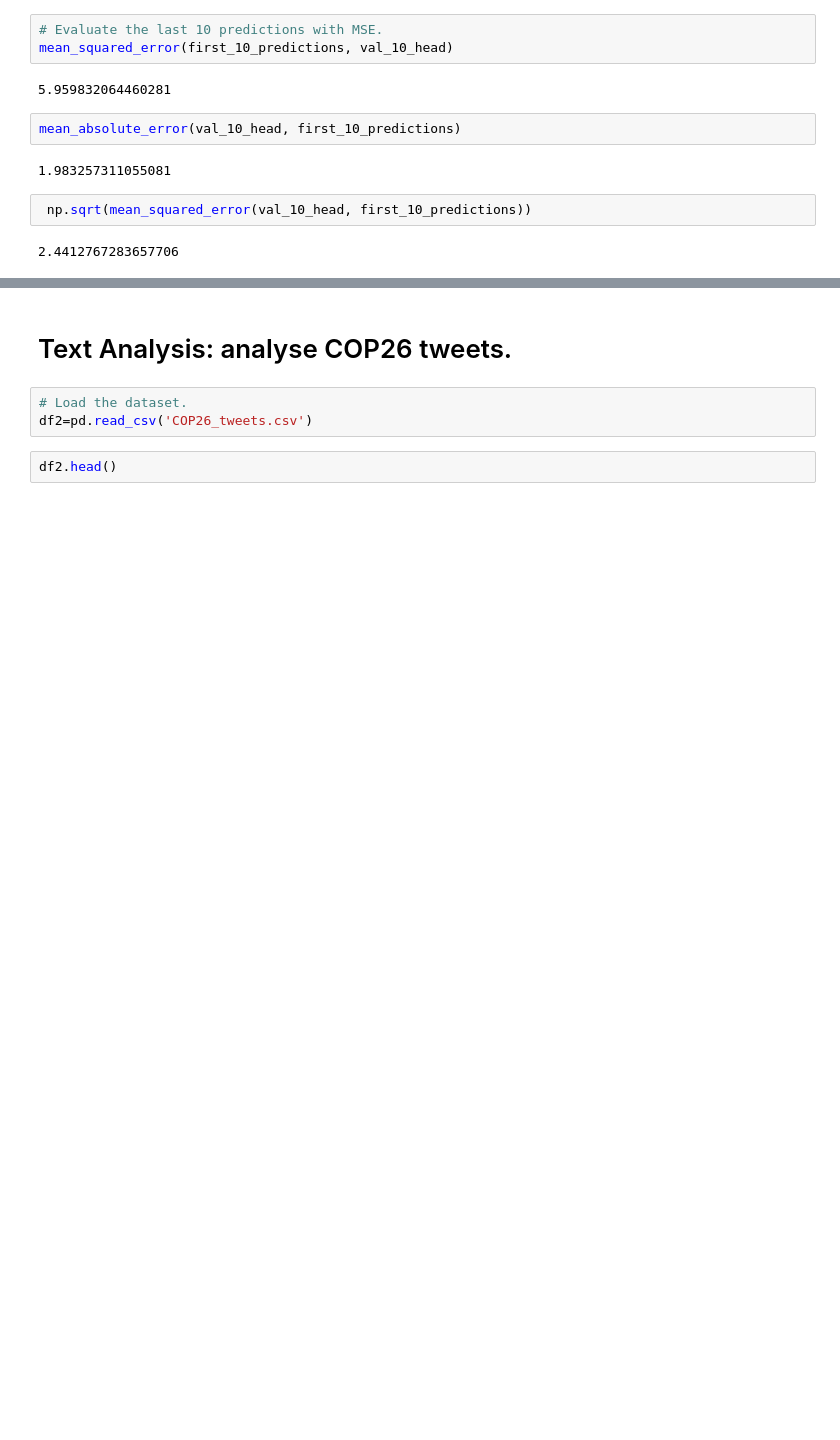
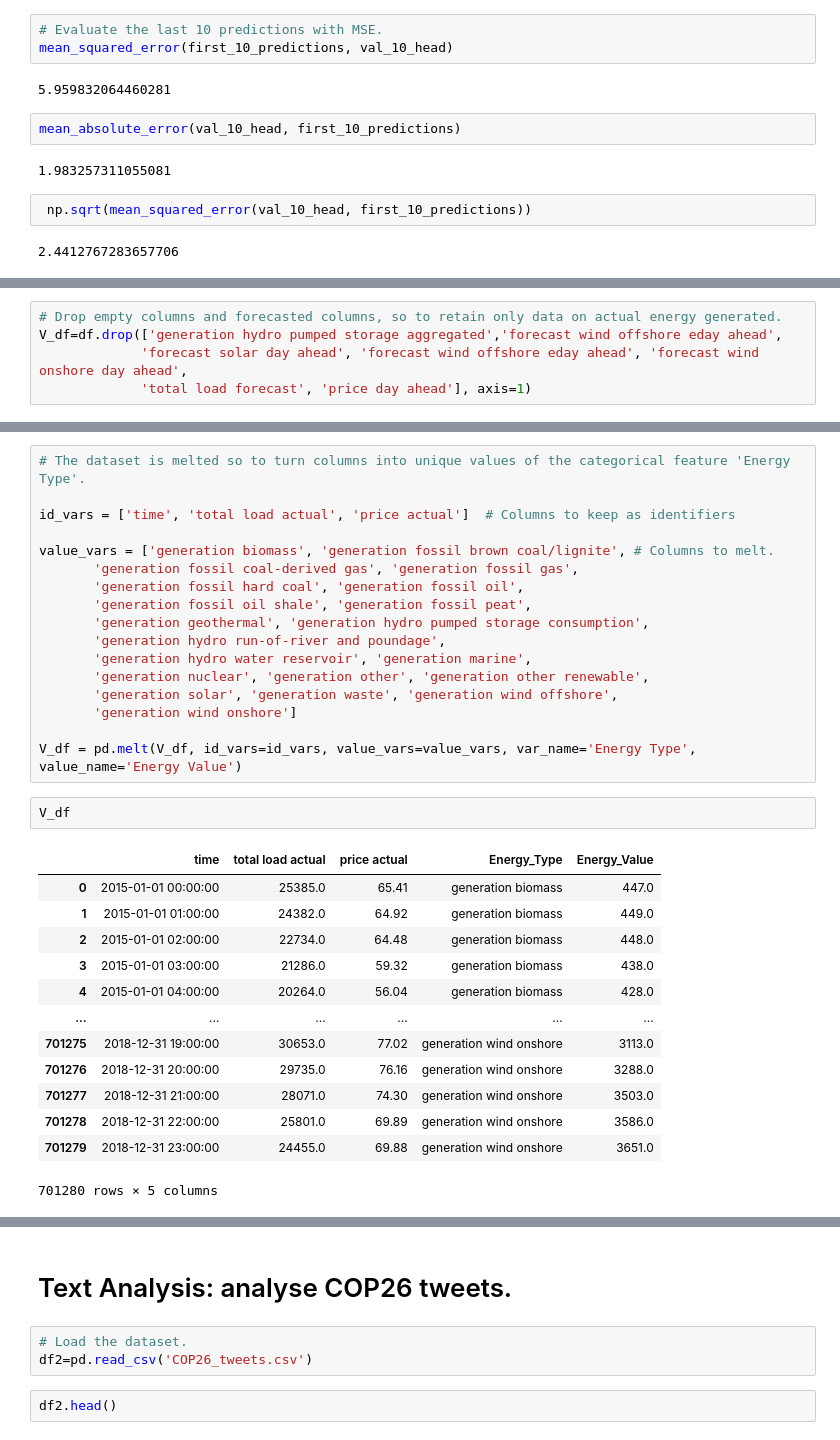
Before and after one commit to Er90Space/IntegratedCA2_ML-DV_CCT, a Jupyter notebook: CA2_ML_Dvis.ipynb, the cells around one changed output, grey strips where cells are left out. Cells and saved outputs as stored; diff of their text form; blank space fills up the shorter version.

Commit message:
Added code to prepare data for EDAs

```diff
--- a/CA2_ML_Dvis.ipynb
+++ b/CA2_ML_Dvis.ipynb
@@ -638,0 +668,5 @@ mean_absolute_error(val_10_head, first_10_predictions)
+# %%
+# Drop empty columns and forecasted columns, so to retain only data on actual energy generated.
+V_df=df.drop(['generation hydro pumped storage aggregated','forecast wind offshore eday ahead',
+             'forecast solar day ahead', 'forecast wind offshore eday ahead', 'forecast wind onshore day ahead',
+             'total load forecast', 'price day ahead'], axis=1)
@@ -638,0 +683,33 @@ mean_absolute_error(val_10_head, first_10_predictions)
+# %%
+# The dataset is melted so to turn columns into unique values of the categorical feature 'Energy Type'.
+
+id_vars = ['time', 'total load actual', 'price actual']  # Columns to keep as identifiers
+
+value_vars = ['generation biomass', 'generation fossil brown coal/lignite', # Columns to melt.
+       'generation fossil coal-derived gas', 'generation fossil gas',
+       'generation fossil hard coal', 'generation fossil oil',
+       'generation fossil oil shale', 'generation fossil peat',
+       'generation geothermal', 'generation hydro pumped storage consumption',
+       'generation hydro run-of-river and poundage',
+       'generation hydro water reservoir', 'generation marine',
+       'generation nuclear', 'generation other', 'generation other renewable',
+       'generation solar', 'generation waste', 'generation wind offshore',
+       'generation wind onshore']
+
+V_df = pd.melt(V_df, id_vars=id_vars, value_vars=value_vars, var_name='Energy Type', value_name='Energy Value')
+# %%
+V_df
+# %% [output]
+|  | time | total load actual | price actual | Energy_Type | Energy_Value |
+| 0 | 2015-01-01 00:00:00 | 25385.0 | 65.41 | generation biomass | 447.0 |
+| 1 | 2015-01-01 01:00:00 | 24382.0 | 64.92 | generation biomass | 449.0 |
+| 2 | 2015-01-01 02:00:00 | 22734.0 | 64.48 | generation biomass | 448.0 |
+| 3 | 2015-01-01 03:00:00 | 21286.0 | 59.32 | generation biomass | 438.0 |
+| 4 | 2015-01-01 04:00:00 | 20264.0 | 56.04 | generation biomass | 428.0 |
+| ... | ... | ... | ... | ... | ... |
+| 701275 | 2018-12-31 19:00:00 | 30653.0 | 77.02 | generation wind onshore | 3113.0 |
+| 701276 | 2018-12-31 20:00:00 | 29735.0 | 76.16 | generation wind onshore | 3288.0 |
+| 701277 | 2018-12-31 21:00:00 | 28071.0 | 74.30 | generation wind onshore | 3503.0 |
+| 701278 | 2018-12-31 22:00:00 | 25801.0 | 69.89 | generation wind onshore | 3586.0 |
+| 701279 | 2018-12-31 23:00:00 | 24455.0 | 69.88 | generation wind onshore | 3651.0 |
+701280 rows × 5 columns
```
Also changed, not shown: parts of 23 cells of this notebook.
